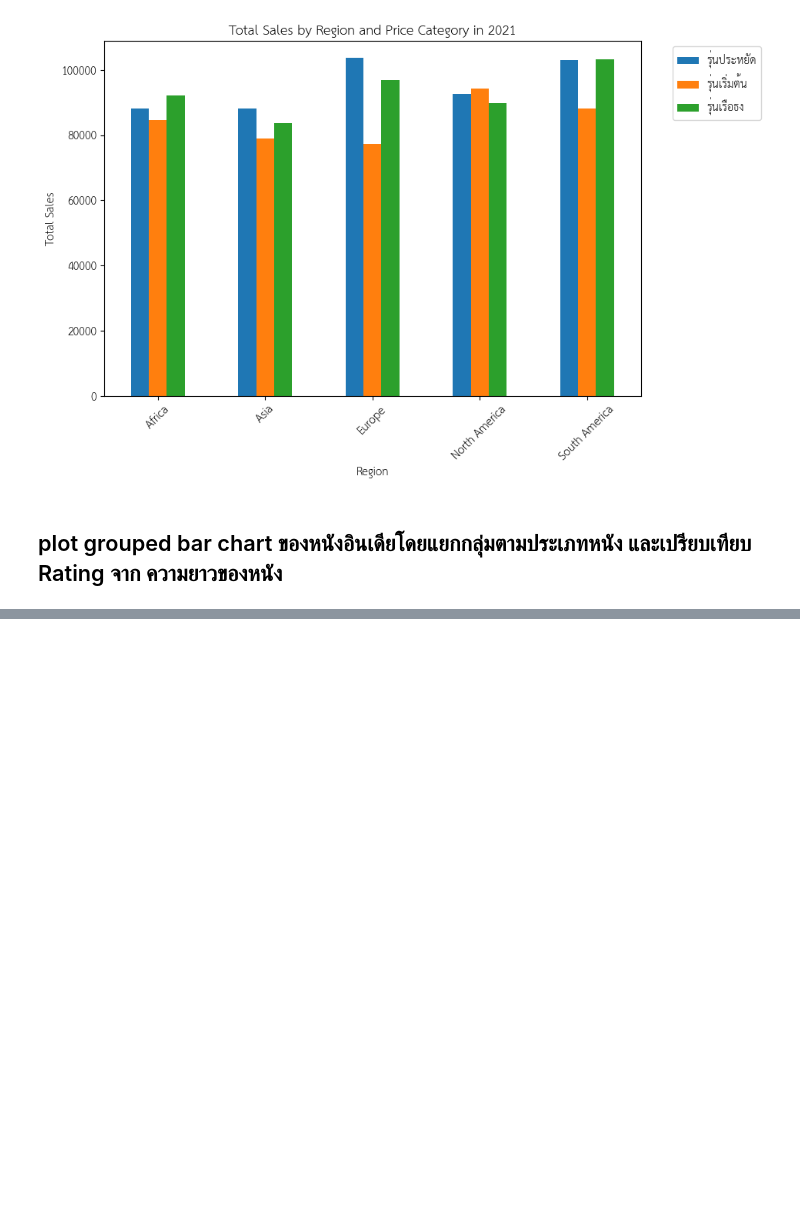
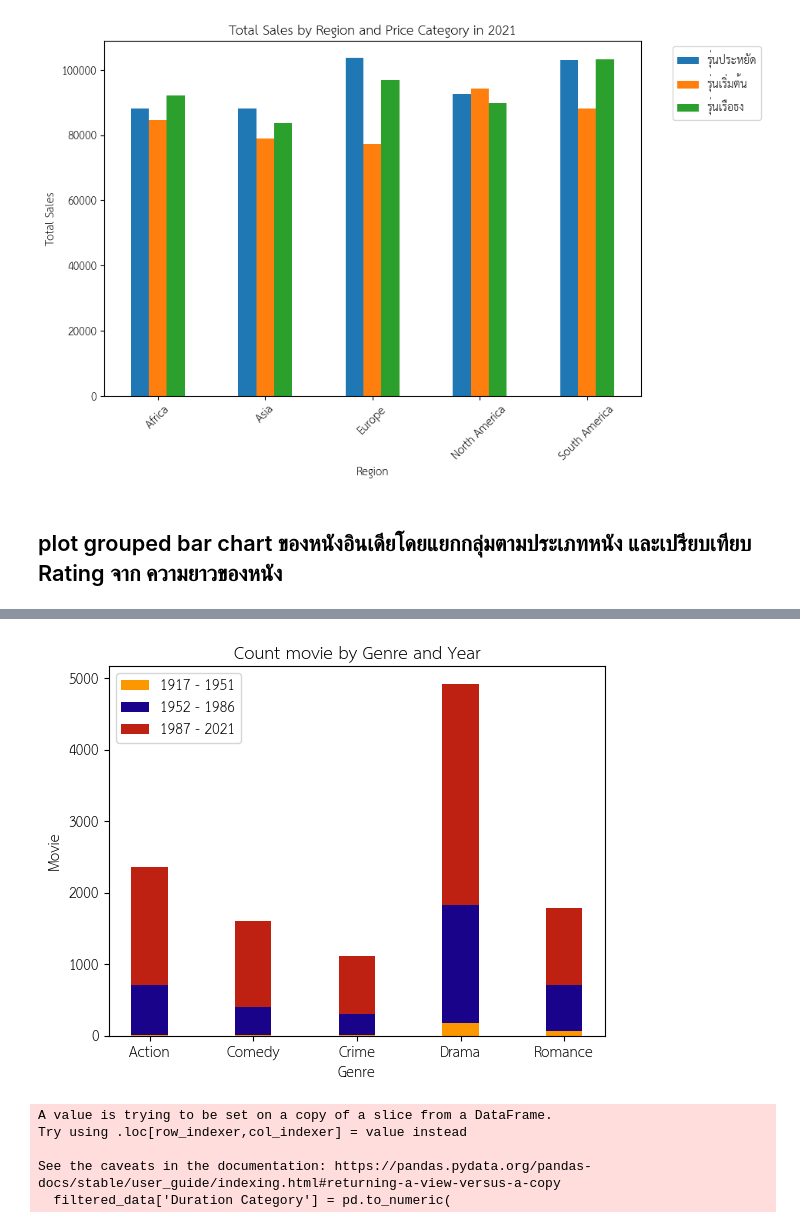
Before and after one commit to Pornwalaifoxall/python_dataviz2024, a Jupyter notebook: Visualize_Data_Comparison_2024.ipynb, the cells around one changed output, grey strips where cells are left out. Drawn from its saved outputs; the diff is of its cells as text; code cells hidden in the pictures; blank space fills up the shorter version.

```diff
--- a/Visualize_Data_Comparison_2024.ipynb
+++ b/Visualize_Data_Comparison_2024.ipynb
@@ -861,0 +435,2 @@ plt.legend(loc='upper right', bbox_to_anchor=(0.1, 0.1))
+# %%
+new_md = new_md.dropna(subset=['Rating','Year'])
@@ -861,0 +459,5 @@ plt.legend(loc='upper right', bbox_to_anchor=(0.1, 0.1))
+# %%
+# กรองข้อมูลใน DataFrame new_md เพื่อเลือกเฉพาะแถวที่คอลัมน์ 'Genre' มีค่าอยู่ในรายการ selected_genres
+selected_genres = ['Drama', 'Action', 'Romance', 'Comedy', 'Crime']
+filtered_data = new_md[new_md['Genre'].isin(selected_genres)]
+filtered_data
@@ -861,0 +478,13 @@ plt.legend(loc='upper right', bbox_to_anchor=(0.1, 0.1))
+# %%
+# การจัดกลุ่มช่วงปี
+def categorize_year(year):
+  if 1917 <= year <= 1951:
+    return '1917 - 1951'
+  elif 1952 <= year <= 1986:
+    return '1952 - 1986'
+  else:
+    return '1987 - 2021'
+
+# Apply the function to create a new column 'Year Category'
+filtered_data['Year Category'] = pd.to_numeric(filtered_data['Year']).apply(categorize_year)
+filtered_data
@@ -861,0 +510,3 @@ plt.legend(loc='upper right', bbox_to_anchor=(0.1, 0.1))
+# %%
+group_year_data = filtered_data.groupby(['Genre','Year Category'])['Genre'].count().unstack()
+group_year_data
@@ -861,0 +521,42 @@ plt.legend(loc='upper right', bbox_to_anchor=(0.1, 0.1))
+# %%
+import matplotlib.pyplot as plt
+
+width = 0.35       # the width of the bars: can also be len(x) sequence
+
+fig, ax = plt.subplots()
+
+ax.bar(group_year_data.index, group_year_data['1917 - 1951'].values, width,
+       label='1917 - 1951',color = '#fc9700')
+ax.bar(group_year_data.index, group_year_data['1952 - 1986'].values, width,
+       bottom=group_year_data['1917 - 1951'].values,
+       label = '1952 - 1986',color = '#19038a')
+ax.bar(group_year_data.index, group_year_data['1987 - 2021'].values, width,
+       bottom=group_year_data['1917 - 1951'].values+group_year_data['1952 - 1986'].values,
+       label = '1987 - 2021',color = '#be2111')
+ax.set_ylabel('Movie')
+ax.set_xlabel('Genre')
+ax.set_title('Count movie by Genre and Year')
+ax.legend()
+
+plt.show()
+# %% [output]
+[figure, added]
+# %%
+# สร้างฟังก์ชันเพื่อแบ่งประเภทระยะเวลาของภาพยนตร์
+def categorize_duration(duration):
+  if duration < 90:
+    return 'short'
+  elif 90 <= duration <= 150:
+    return 'medium'
+  else:
+    return 'high'
+
+# ใช้ฟังก์ชันที่กำหนดไว้เพื่อสร้างคอลัมน์ใหม่ในข้อมูล
+filtered_data['Duration Category'] = pd.to_numeric(
+    filtered_data['Duration']).apply(categorize_duration)
+# %% [output]
+A value is trying to be set on a copy of a slice from a DataFrame.
+Try using .loc[row_indexer,col_indexer] = value instead
+
+See the caveats in the documentation: https://pandas.pydata.org/pandas-docs/stable/user_guide/indexing.html#returning-a-view-versus-a-copy
+  filtered_data['Duration Category'] = pd.to_numeric(
```
Also changed, not shown: parts of 81 cells of this notebook.
